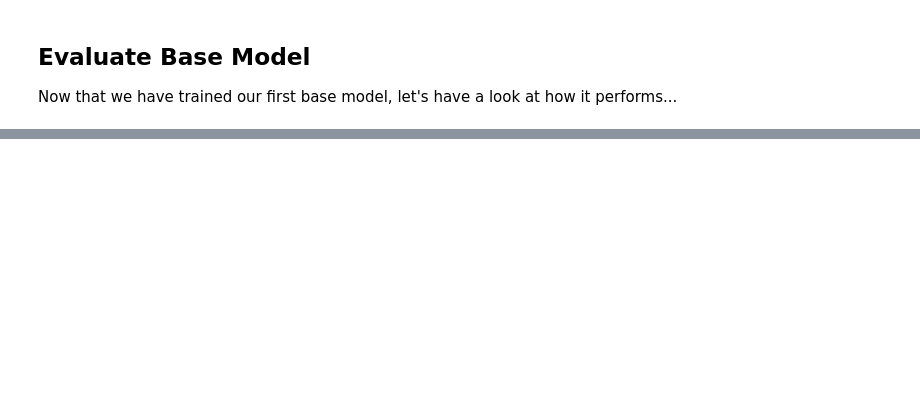
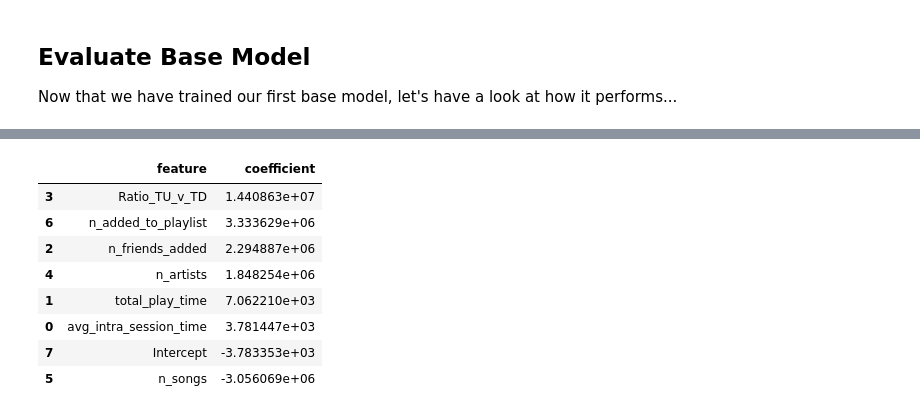
Before and after one commit to SThornewillvE/Udacity-DataScience-Nanodegree, a Jupyter notebook: 07_capstone_spark-ML_project/Sparkify.ipynb, the cells around one changed output, grey strips where cells are left out. Saved outputs shown, nothing was run; the diff lists cells and outputs as text; code cells hidden in the pictures; blank space fills up the shorter version.

```diff
--- a/07_capstone_spark-ML_project/Sparkify.ipynb
+++ b/07_capstone_spark-ML_project/Sparkify.ipynb
@@ -947,0 +1043,9 @@ Clean up your code, adding comments and renaming variables to make the code easi
+# %%
+# Get columns
+cols = df_features_raw2.columns[1:-1]
+
+# Create vector assembler
+assembler = VectorAssembler(inputCols=cols,
+                            outputCol="DescVec")
+
+df_features_unnormalised2 = assembler.transform(df_features_raw2)
@@ -947,0 +1134,18 @@ Clean up your code, adding comments and renaming variables to make the code easi
+# %%
+# Print the coefficients and intercept for logistic regression
+df_lr_coeff2 = pd.DataFrame(dict(feature = df_features_raw2.columns[1:-1]+["Intercept"],
+                                coefficient = [i for i in cvModel_lr2.bestModel.coefficients]+\
+                                [i for i in [cvModel_lr2.bestModel.intercept]]))
+
+# Pring DataFrame
+df_lr_coeff2.sort_values("coefficient", ascending=False)
+# %% [output]
+|  | feature | coefficient |
+| 3 | Ratio_TU_v_TD | 1.440863e+07 |
+| 6 | n_added_to_playlist | 3.333629e+06 |
+| 2 | n_friends_added | 2.294887e+06 |
+| 4 | n_artists | 1.848254e+06 |
+| 1 | total_play_time | 7.062210e+03 |
+| 0 | avg_intra_session_time | 3.781447e+03 |
+| 7 | Intercept | -3.783353e+03 |
+| 5 | n_songs | -3.056069e+06 |
```
Also changed, not shown: parts of 47 cells of this notebook.
